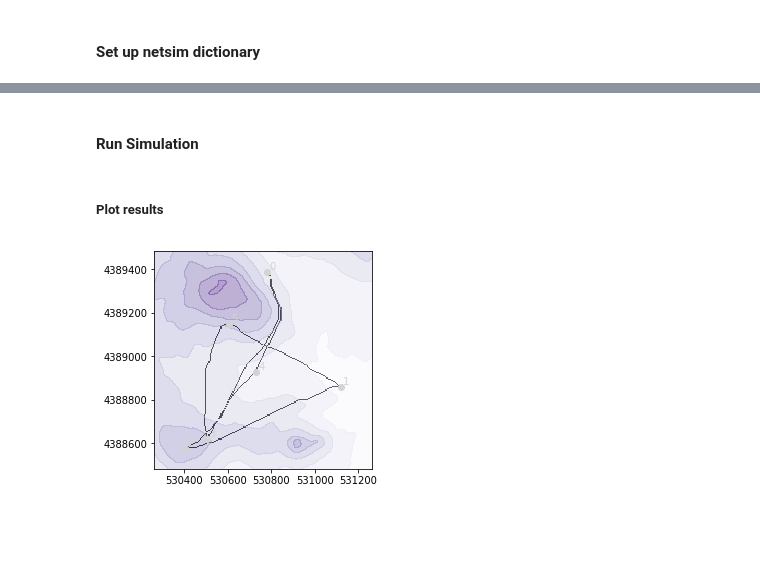
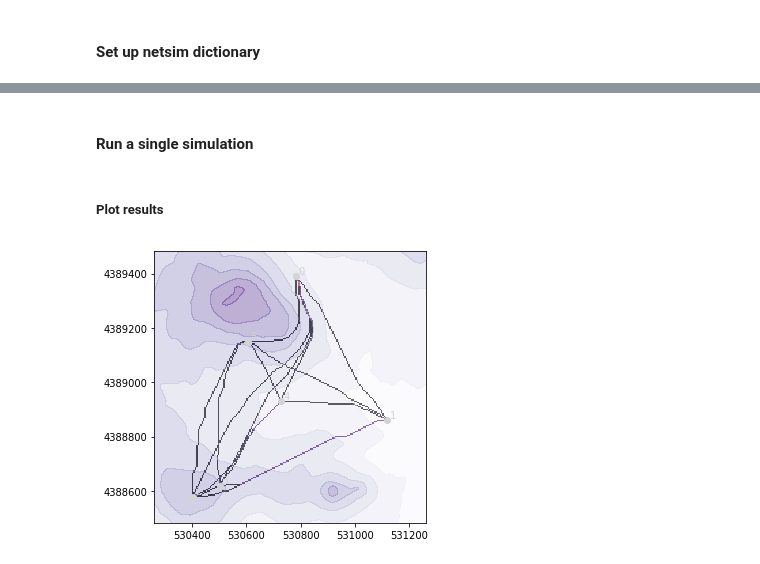
Before and after one commit to mllobera/netsim, a Jupyter notebook: notebooks/NetSim1.ipynb, the cells around one changed output, grey strips where cells are left out. Drawn from its saved outputs; the diff is of its cells as text; code cells hidden in the pictures; blank space fills up the shorter version.

Commit message:
Updated notebooks. Added graphics to NetGen2. Minor changes to the rest of the notebooks

```diff
--- a/notebooks/NetSim1.ipynb
+++ b/notebooks/NetSim1.ipynb
@@ -149,6 +145,6 @@ first iteration:  [(1, 5, 3, 0, 4, 2)]
 # %%
 # create path network layout for iteration
-df_net = ng.network_layout(df, net_iteration, iter_id, opt='close')
+df_net = ng.network_layout(df, net_iteration, iter_id, opt='all')
 df_net
 # %% [output]
 |  | origin | destination | iteration |
@@ -203,7 +210,7 @@ netsim_dict= {
     'alpha': alpha # decay factor
     }
 # %% [markdown]
-#### Run Simulation
+#### Run a single simulation
 # %%
 g, paths, netpaths = ns.simulation(df, df_net, cost_dict, netsim_dict)
 # %% [markdown]
@@ -328,4 +218,4 @@ def plot_map(raster, loc= None, title= None, figsize= (5,5), cmap= 'viridis', cb
 # %%
-plot_map({'ras':dem, 'meta':meta, 'paths':paths}, loc={'df':df, 'label':'id'}, figsize=(4,4), cmap='magma')
+utils.plot_map({'ras':dem, 'meta':meta, 'paths':paths}, loc={'df':df, 'label':'id'}, cmap='magma')
 # %% [output]
-[figure, old version]
+[figure, new version]
```
Also changed, not shown: parts of 17 cells of this notebook, 3 other files.
